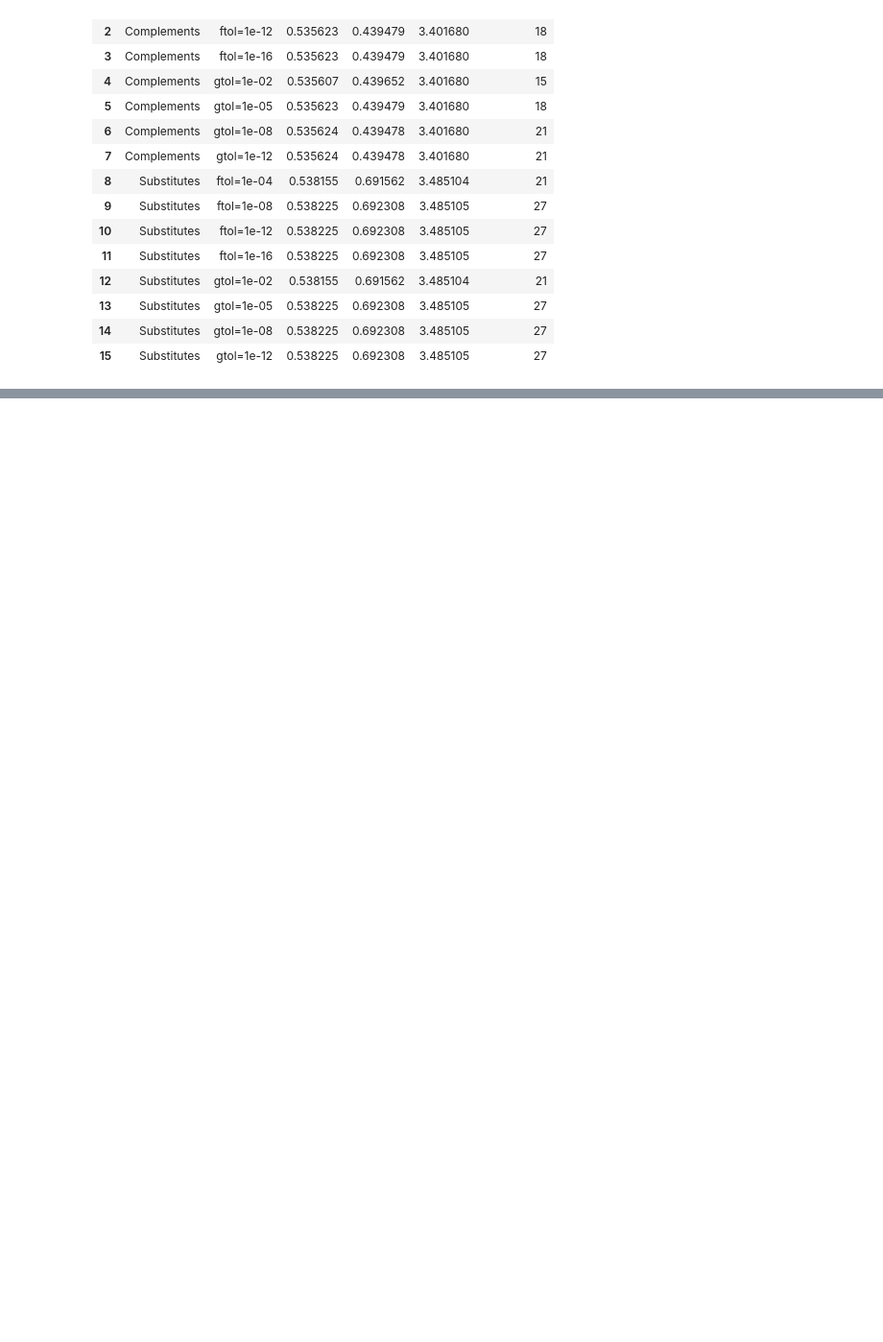
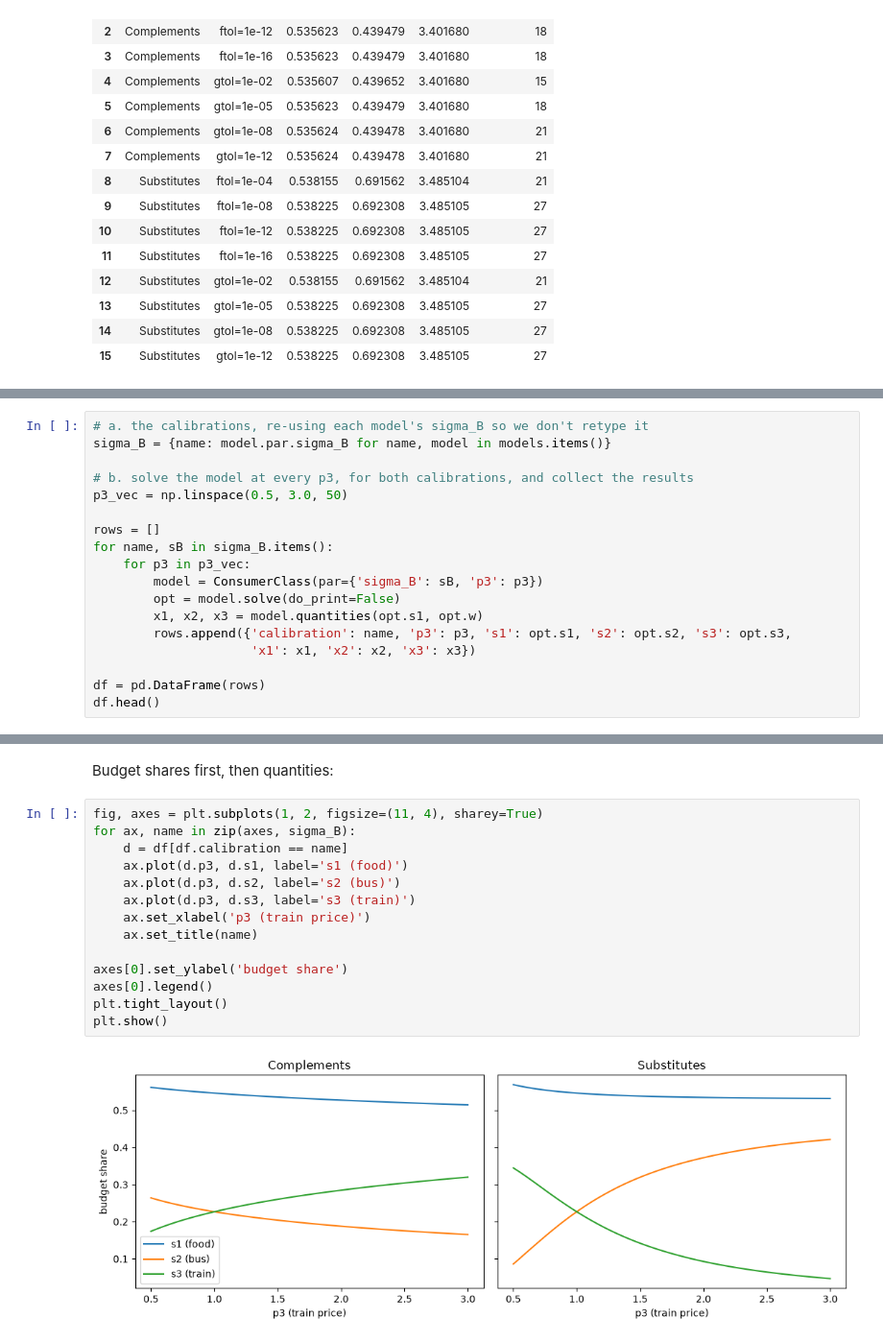
Before and after one commit to GB-Hansen/Snake-Charmers-2, a Jupyter notebook: Model_project/ModProj_Notebook.ipynb, the cells around one changed output, grey strips where cells are left out. Shown at 96% size. Cells and saved outputs as stored; diff of their text form; blank space fills up the shorter version.

```diff
--- a/Model_project/ModProj_Notebook.ipynb
+++ b/Model_project/ModProj_Notebook.ipynb
@@ -382,0 +340,18 @@ Next assignment: how demand responds as the price of a train ticket rises.
+# %%
+# a. the calibrations, re-using each model's sigma_B so we don't retype it
+sigma_B = {name: model.par.sigma_B for name, model in models.items()}
+
+# b. solve the model at every p3, for both calibrations, and collect the results
+p3_vec = np.linspace(0.5, 3.0, 50)
+
+rows = []
+for name, sB in sigma_B.items():
+    for p3 in p3_vec:
+        model = ConsumerClass(par={'sigma_B': sB, 'p3': p3})
+        opt = model.solve(do_print=False)
+        x1, x2, x3 = model.quantities(opt.s1, opt.w)
+        rows.append({'calibration': name, 'p3': p3, 's1': opt.s1, 's2': opt.s2, 's3': opt.s3,
+                     'x1': x1, 'x2': x2, 'x3': x3})
+
+df = pd.DataFrame(rows)
+df.head()
@@ -382,0 +365,18 @@ Next assignment: how demand responds as the price of a train ticket rises.
+# %% [markdown]
+Budget shares first, then quantities:
+# %%
+fig, axes = plt.subplots(1, 2, figsize=(11, 4), sharey=True)
+for ax, name in zip(axes, sigma_B):
+    d = df[df.calibration == name]
+    ax.plot(d.p3, d.s1, label='s1 (food)')
+    ax.plot(d.p3, d.s2, label='s2 (bus)')
+    ax.plot(d.p3, d.s3, label='s3 (train)')
+    ax.set_xlabel('p3 (train price)')
+    ax.set_title(name)
+
+axes[0].set_ylabel('budget share')
+axes[0].legend()
+plt.tight_layout()
+plt.show()
+# %% [output]
+[figure, added]
```
Also changed, not shown: parts of 24 cells of this notebook.
